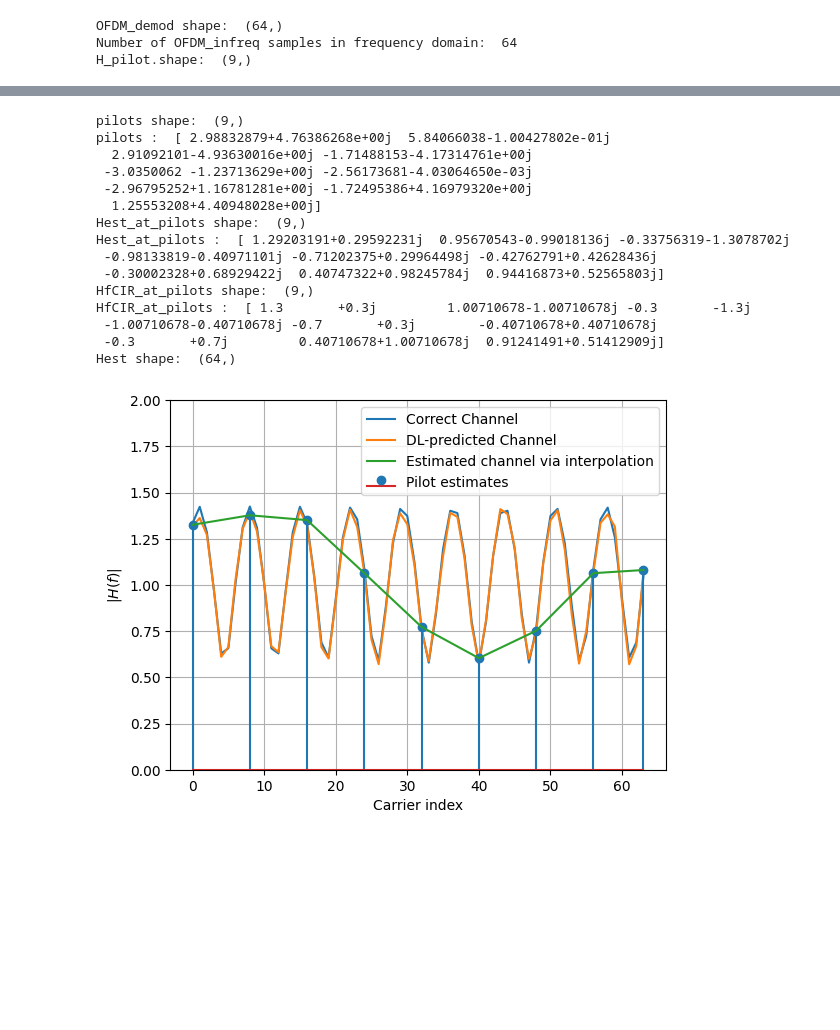
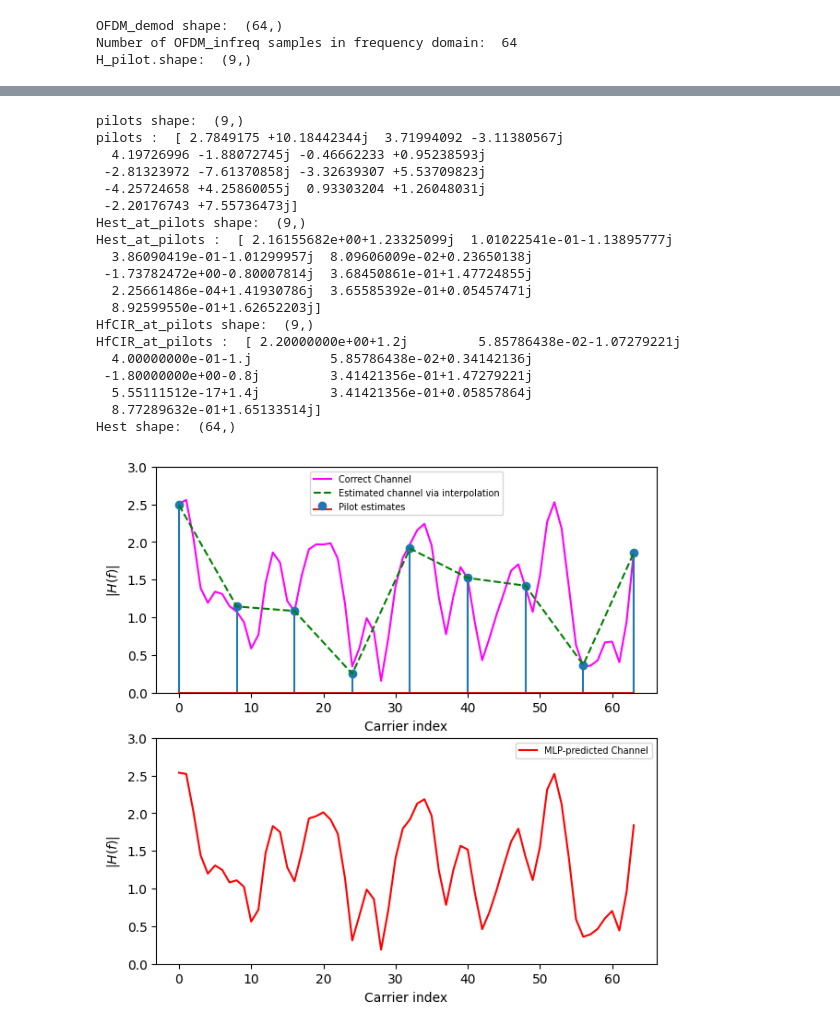
Before and after one commit to snpsuen/Deep_Learning_Notebook_Modelling, a Jupyter notebook: notebook/MLP_ofdm_simulation.ipynb, the cells around one changed output, grey strips where cells are left out. Drawn from its saved outputs; the diff is of its cells as text; code cells hidden in the pictures; blank space fills up the shorter version.

```diff
--- a/notebook/MLP_ofdm_simulation.ipynb
+++ b/notebook/MLP_ofdm_simulation.ipynb
@@ -164,4 +197,7 @@ def DFT(OFDM_intime):
 # %%
+from tensorflow.keras import Sequential
+from tensorflow.keras.layers import Dense
+
 def create_learning_data(sampleize, testingsize):
   for i in range(sampleize):
     bits = np.random.binomial(n=1, p=0.5, size=payloadsize)
@@ -170,6 +206,7 @@ def create_learning_data(sampleize, testingsize):
     OFDM_symbol = OFDM_Carriers(QAM_payload, pilotValue)
     OFDM_time = IDFT(OFDM_symbol)
     CP_OFDM_time = prependCP(OFDM_time)
+
     OFDM_RX = transmit(CP_OFDM_time)
     OFDM_RX_stripped = removeCP(OFDM_RX)
     OFDM_demod = DFT(OFDM_RX_stripped)
@@ -190,7 +227,7 @@ def create_learning_data(sampleize, testingsize):
 
   return X_training, X_testing, Y_training, Y_testing
 
-sampleize = 120
+sampleize = 100
 testingsize = 20
 X_training, X_testing, Y_training, Y_testing = create_learning_data(sampleize, testingsize)
 print("X_training.shape: ", X_training.shape)
@@ -203,23 +240,19 @@ Y_training.shape:  (100, 64)
 X_testing.shape:  (20, 9)
 Y_testing.shape:  (20, 64)
 # %%
-from numpy import sqrt
-from tensorflow.keras import Sequential
-from tensorflow.keras.layers import Dense
-from tensorflow.keras.layers import LSTM
-
 def MLP_modeling(X_training, Y_training, X_testing, Y_testing):
   input_dim = X_training.shape[1]
   output_dim = Y_training.shape[1]
   model = Sequential()
-  model.add(Dense(256, activation='relu', kernel_initializer='he_normal', input_dim=input_dim))
-  model.add(Dense(128, activation='relu', kernel_initializer='he_normal'))
-  model.add(Dense(output_dim))
+  # model.add(Dense(256, activation='relu', kernel_initializer='he_normal', input_dim=input_dim)) # input input_dim (9) -> output 256
+  # model.add(Dense(128, activation='relu', kernel_initializer='he_normal')) # input 256 -> output 128
+  model.add(Dense(128, activation='relu', kernel_initializer='he_normal', input_dim=input_dim)) # input input_dim (9) -> output 128
+  model.add(Dense(output_dim)) # input 128 -> output output_dim (64)
   model.summary()
 
   model.compile(optimizer='adam', loss='mse', metrics=['mae'])
   # fit the model
-  model.fit(X_training, Y_training, epochs=100, batch_size=32, verbose=2, validation_data=(X_testing, Y_testing))
+  model.fit(X_training, Y_training, epochs=100, batch_size=16, verbose=2, validation_data=(X_testing, Y_testing))
 
   mse, mae = model.evaluate(X_testing, Y_testing, verbose=0)
   print('MSE: %.3f, RMSE: %.3f, MAE: %.3f' % (mse, sqrt(mse), mae))
@@ -473,47 +481,59 @@ def channelEstimate(OFDM_demod):
     # Hest[pilotCarriers] = OFDM_dmod[pilotCarriers] / pilotValue
 
     Hest_at_pilots = OFDM_demod[pilotCarriers] / pilotValue # divide by the transmitted pilot values
     HfCIR_at_pilots = Hf_CIR[pilotCarriers]
 
     print("pilots shape: ", pilots.shape)
     print("pilots : ", pilots)
     print("Hest_at_pilots shape: ", Hest_at_pilots.shape)
     print("Hest_at_pilots : ", Hest_at_pilots)
     print("HfCIR_at_pilots shape: ", HfCIR_at_pilots.shape)
     print("HfCIR_at_pilots : ", HfCIR_at_pilots)
 
     # Perform interpolation between the pilot carriers to get an estimate
     # of the channel in the data carriers. Here, we interpolate absolute value and phase
     # separately
     Hest_abs = scipy.interpolate.interp1d(pilotCarriers, abs(Hest_at_pilots), kind='linear')(allCarriers)
     Hest_phase = scipy.interpolate.interp1d(pilotCarriers, np.angle(Hest_at_pilots), kind='linear')(allCarriers)
     Hest = Hest_abs * np.exp(1j*Hest_phase)
 
-    plt.plot(allCarriers, abs(Hf_CIR), label='Correct Channel')
-    plt.plot(allCarriers, abs(H_predict), label='DL-predicted Channel')
+    plt.figure(figsize=(7,7))
+    plt.subplot(2, 1, 1)
+    plt.plot(allCarriers, abs(Hf_CIR), color='magenta', label='Correct Channel')
     plt.stem(pilotCarriers, abs(Hest_at_pilots), label='Pilot estimates')
-    plt.plot(allCarriers, abs(Hest), label='Estimated channel via interpolation')
-    plt.grid(True); plt.xlabel('Carrier index'); plt.ylabel('$|H(f)|$'); plt.legend(fontsize=10)
-    plt.ylim(0,2)
+    plt.plot(allCarriers, abs(Hest), 'g--', label='Estimated channel via interpolation')
+    # plt.grid(True);
+    plt.xlabel('Carrier index'); plt.ylabel('$|H(f)|$'); plt.legend(fontsize=7)
+    plt.ylim(0,3)
+
+    plt.subplot(2, 1, 2)
+    plt.plot(allCarriers, abs(H_predict), color='red', label='MLP-predicted Channel')
+    # plt.grid(True);
+    plt.xlabel('Carrier index'); plt.ylabel('$|H(f)|$'); plt.legend(fontsize=7)
+    plt.ylim(0,3)
 
     return Hest
 
 Hest = channelEstimate(OFDM_demod)
 print ("Hest shape: ", Hest.shape)
 # %% [output]
 pilots shape:  (9,)
-pilots :  [ 2.98832879+4.76386268e+00j  5.84066038-1.00427802e-01j
-  2.91092101-4.93630016e+00j -1.71488153-4.17314761e+00j
- -3.0350062 -1.23713629e+00j -2.56173681-4.03064650e-03j
- -2.96795252+1.16781281e+00j -1.72495386+4.16979320e+00j
-  1.25553208+4.40948028e+00j]
+pilots :  [ 2.7849175 +10.18442344j  3.71994092 -3.11380567j
+  4.19726996 -1.88072745j -0.46662233 +0.95238593j
+ -2.81323972 -7.61370858j -3.32639307 +5.53709823j
+ -4.25724658 +4.25860055j  0.93303204 +1.26048031j
+ -2.20176743 +7.55736473j]
 Hest_at_pilots shape:  (9,)
-Hest_at_pilots :  [ 1.29203191+0.29592231j  0.95670543-0.99018136j -0.33756319-1.3078702j
- -0.98133819-0.40971101j -0.71202375+0.29964498j -0.42762791+0.42628436j
- -0.30002328+0.68929422j  0.40747322+0.98245784j  0.94416873+0.52565803j]
+Hest_at_pilots :  [ 2.16155682e+00+1.23325099j  1.01022541e-01-1.13895777j
+  3.86090419e-01-1.01299957j  8.09606009e-02+0.23650138j
+ -1.73782472e+00-0.80007814j  3.68450861e-01+1.47724855j
+  2.25661486e-04+1.41930786j  3.65585392e-01+0.05457471j
+  8.92599550e-01+1.62652203j]
 HfCIR_at_pilots shape:  (9,)
-HfCIR_at_pilots :  [ 1.3       +0.3j         1.00710678-1.00710678j -0.3       -1.3j
- -1.00710678-0.40710678j -0.7       +0.3j        -0.40710678+0.40710678j
- -0.3       +0.7j         0.40710678+1.00710678j  0.91241491+0.51412909j]
+HfCIR_at_pilots :  [ 2.20000000e+00+1.2j         5.85786438e-02-1.07279221j
+  4.00000000e-01-1.j          5.85786438e-02+0.34142136j
+ -1.80000000e+00-0.8j         3.41421356e-01+1.47279221j
+  5.55111512e-17+1.4j         3.41421356e-01+0.05857864j
+  8.77289632e-01+1.65133514j]
 Hest shape:  (64,)
-[figure, old version]
+[figure, new version]
```
Also changed, not shown: parts of 20 cells of this notebook.
